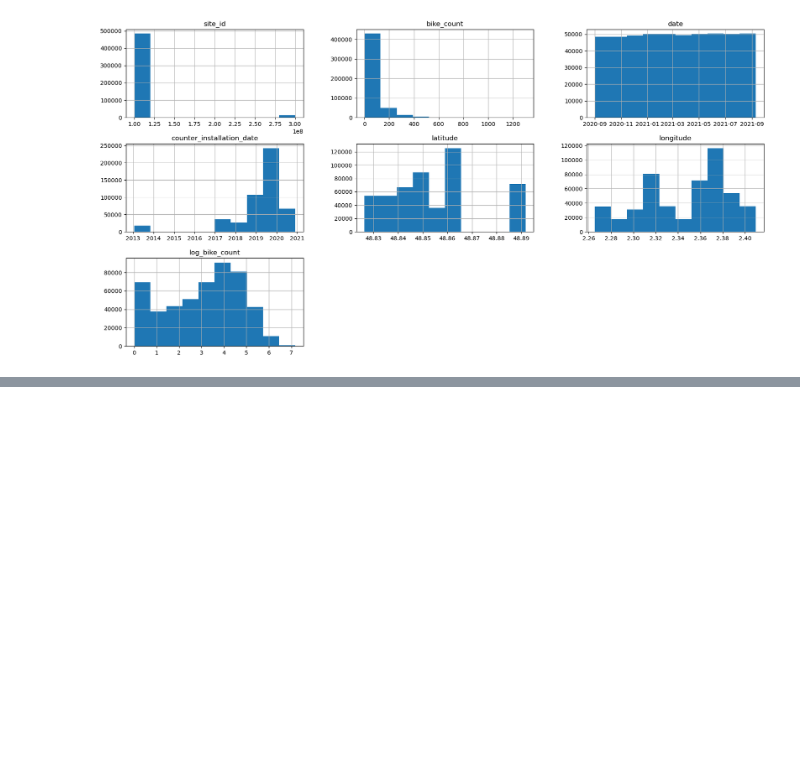
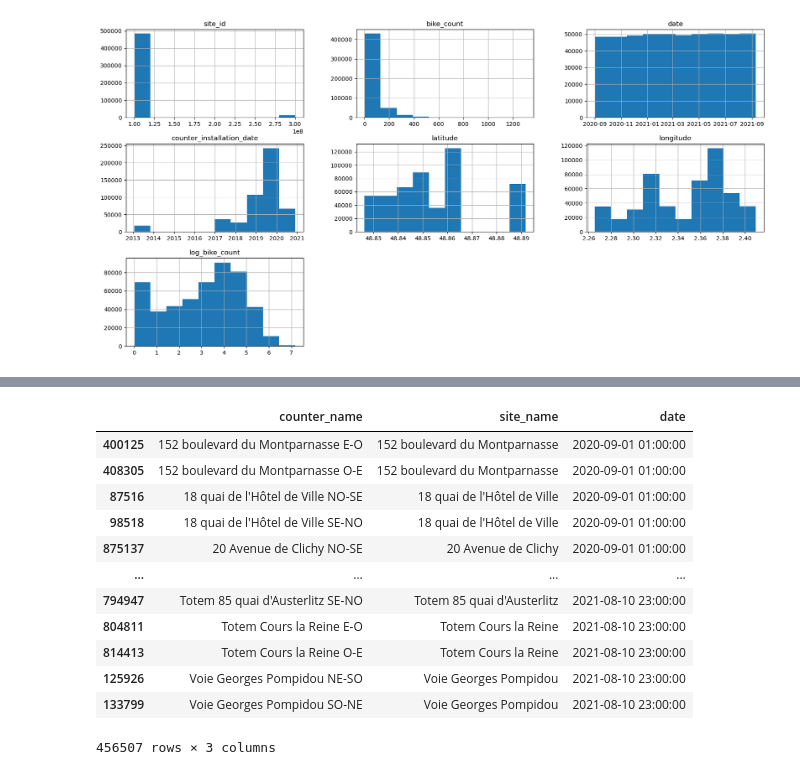
Before and after one commit to Turoc234/bike_counters_Malo_Artus, a Jupyter notebook: Artus_notebook.ipynb, the cells around one changed output, grey strips where cells are left out. Drawn from its saved outputs; the diff is of its cells as text; code cells hidden in the pictures; blank space fills up the shorter version.

```diff
--- a/Artus_notebook.ipynb
+++ b/Artus_notebook.ipynb
@@ -317,7 +317,20 @@ preprocessor = ColumnTransformer(
 regressor = Ridge()
 
 pipe = make_pipeline(date_encoder, preprocessor, regressor)
-pipe.fit(X_train, y_train)
+pipe.fit(
+    X_train.drop(
+        columns=[
+            "site_id",
+            "counter_id",
+            "coordinates",
+            "counter_technical_id",
+            "counter_installation_date",
+            "latitude",
+            "longitude",
+        ]
+    ),
+    y_train,
+)
 # %% [output]
 Pipeline(steps=[('functiontransformer',
                  FunctionTransformer(func=<function _encode_dates at 0x...>)),
@@ -448,3 +487,29 @@ results = pd.DataFrame(
     )
 )
 results.to_csv("submission.csv", index=False)
+# %%
+X_train.drop(
+    columns=[
+        "site_id",
+        "counter_id",
+        "coordinates",
+        "counter_technical_id",
+        "counter_installation_date",
+        "latitude",
+        "longitude",
+    ]
+)
+# %% [output]
+|  | counter_name | site_name | date |
+| 400125 | 152 boulevard du Montparnasse E-O | 152 boulevard du Montparnasse | 2020-09-01 01:00:00 |
+| 408305 | 152 boulevard du Montparnasse O-E | 152 boulevard du Montparnasse | 2020-09-01 01:00:00 |
+| 87516 | 18 quai de l'Hôtel de Ville NO-SE | 18 quai de l'Hôtel de Ville | 2020-09-01 01:00:00 |
+| 98518 | 18 quai de l'Hôtel de Ville SE-NO | 18 quai de l'Hôtel de Ville | 2020-09-01 01:00:00 |
+| 875137 | 20 Avenue de Clichy NO-SE | 20 Avenue de Clichy | 2020-09-01 01:00:00 |
+| ... | ... | ... | ... |
+| 794947 | Totem 85 quai d'Austerlitz SE-NO | Totem 85 quai d'Austerlitz | 2021-08-10 23:00:00 |
+| 804811 | Totem Cours la Reine E-O | Totem Cours la Reine | 2021-08-10 23:00:00 |
+| 814413 | Totem Cours la Reine O-E | Totem Cours la Reine | 2021-08-10 23:00:00 |
+| 125926 | Voie Georges Pompidou NE-SO | Voie Georges Pompidou | 2021-08-10 23:00:00 |
+| 133799 | Voie Georges Pompidou SO-NE | Voie Georges Pompidou | 2021-08-10 23:00:00 |
+456507 rows × 3 columns
```
Also changed, not shown: parts of 3 cells of this notebook, 2 other files.
